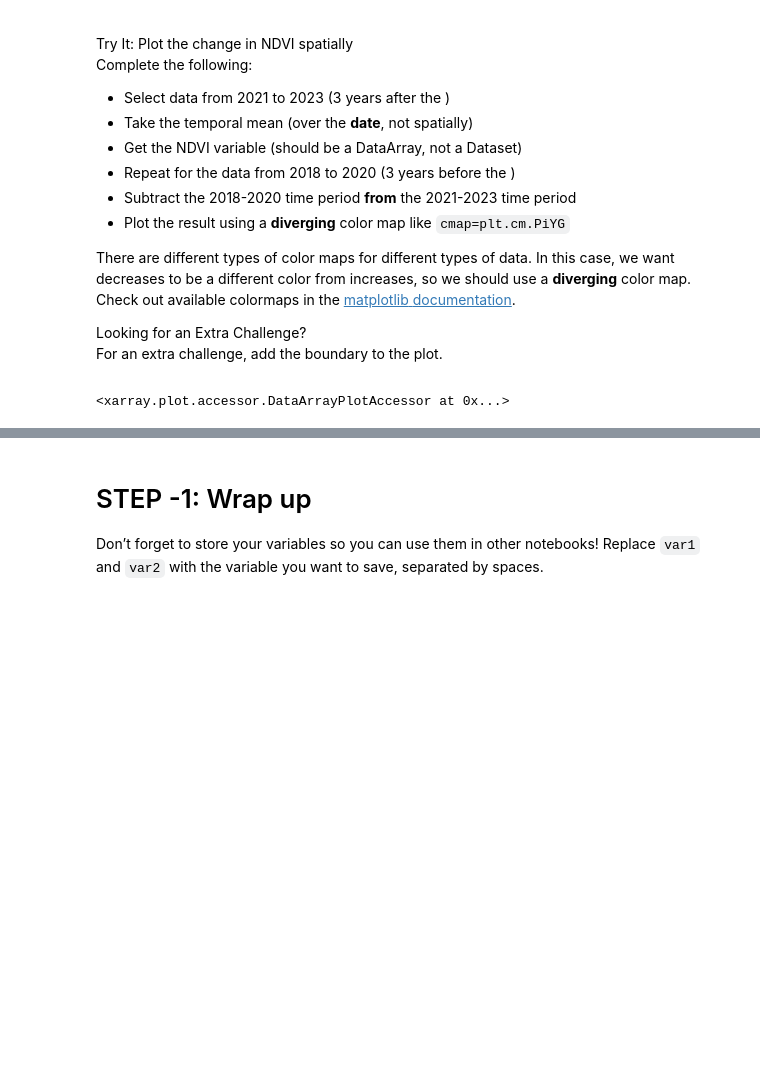
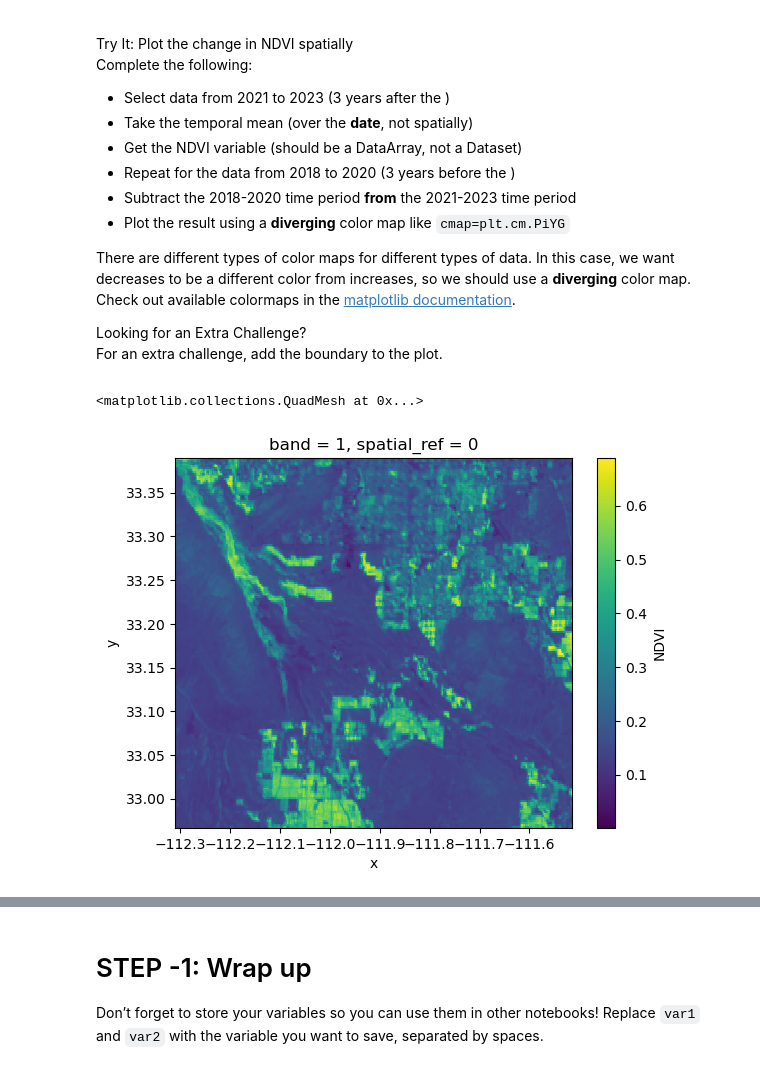
Before and after one commit to earthlab-education/04-vegetation-ryme1295, a Jupyter notebook: notebooks/vegetation-03-plot.ipynb, the cells around one changed output, grey strips where cells are left out. Drawn from its saved outputs; the diff is of its cells as text; code cells hidden in the pictures; blank space fills up the shorter version.

Commit message:
finsih plot

```diff
--- a/notebooks/vegetation-03-plot.ipynb
+++ b/notebooks/vegetation-03-plot.ipynb
@@ -164,6 +164,7 @@ data-__quarto_custom_context="Inline"
 data-__quarto_custom_id="3"></span> boundary to the plot.</p></div></div>
 # %%
 mean_ndvi_2012_2022 = ndvi_da.sel(date=slice('2012', '2022')).mean('date').NDVI
-mean_ndvi_2012_2022.plot
+mean_ndvi_2012_2022.plot()
 # %% [output]
-<xarray.plot.accessor.DataArrayPlotAccessor at 0x...>
+<matplotlib.collections.QuadMesh at 0x...>
+[figure, added]
```
Also changed, not shown: parts of 4 cells of this notebook.
